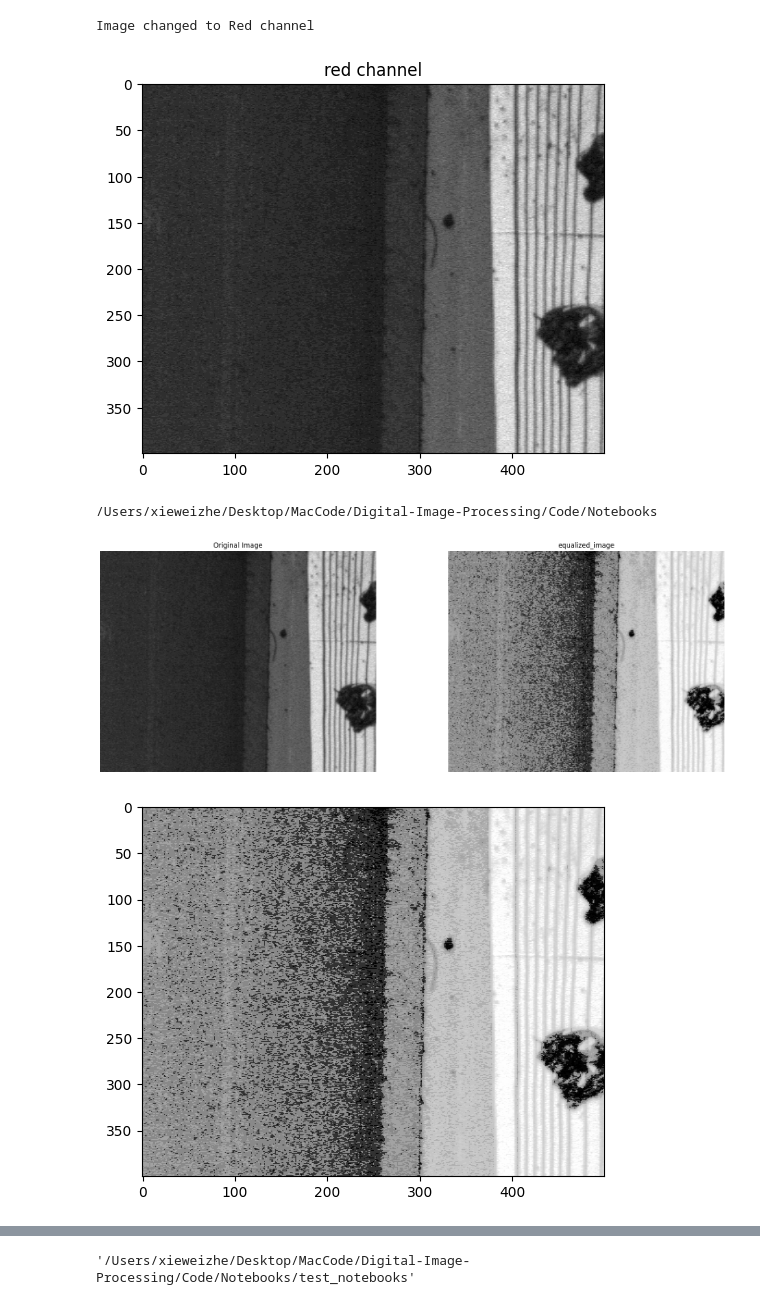
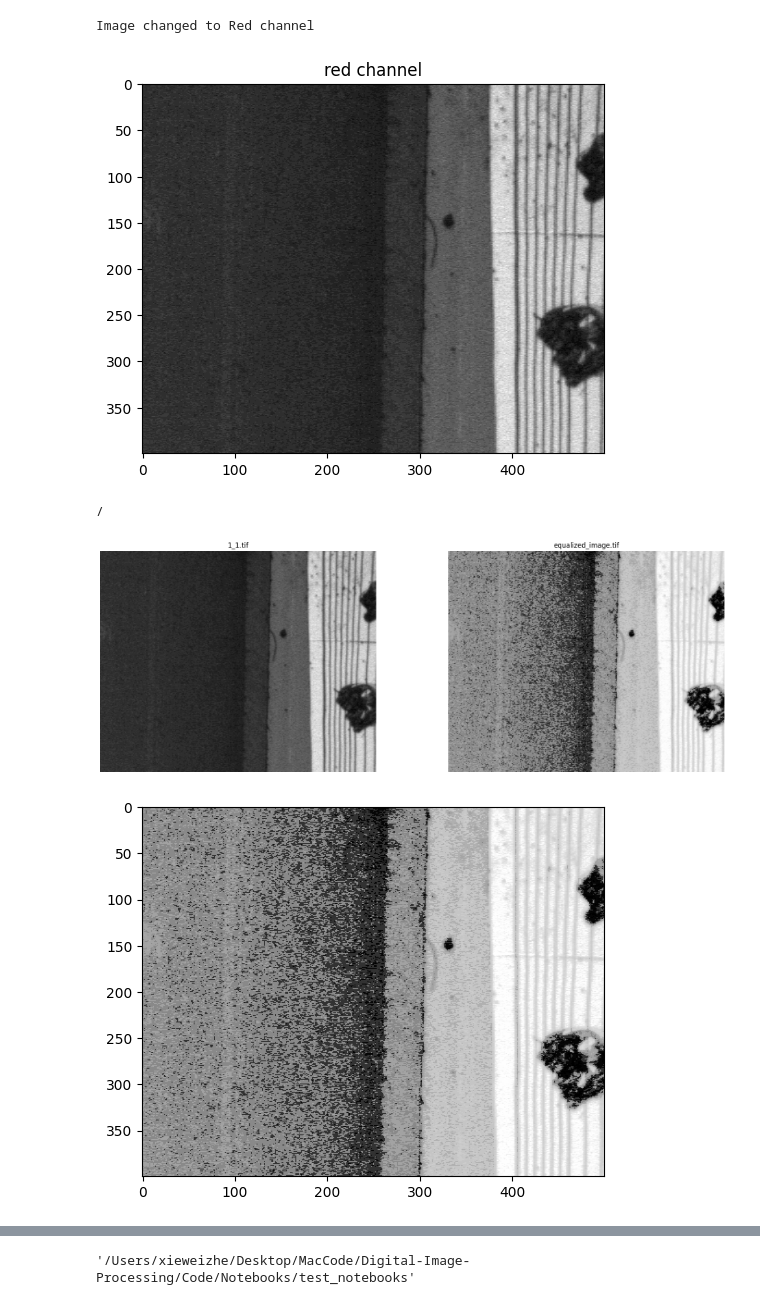
Before and after one commit to Echoslayer/Digtal-Image-Processing, a Jupyter notebook: Code/Notebooks/test_notebooks/image_manager.ipynb, the cells around one changed output, grey strips where cells are left out. Saved outputs shown, nothing was run; the diff lists cells and outputs as text; code cells hidden in the pictures.

Commit message:
image_manager, filters, remote_notebooks

```diff
--- a/Code/Notebooks/test_notebooks/image_manager.ipynb
+++ b/Code/Notebooks/test_notebooks/image_manager.ipynb
@@ -9,6 +9,8 @@ from datetime import datetime
 class ImageManager:
     def __init__(self, path) -> None:
         self.path = Path(path)
+        self.folder = self.path.parent
+        self.name = self.path.name
         self.image = cv2.imread(self.path.as_posix())  # 讀取圖像
         if self.image is None:
             raise ValueError(f"Cannot load image at {self.path}")  # 若圖像無法讀取，則拋出錯誤
@@ -41,6 +43,8 @@ class ImageManager:
 
     def basic_array_info(self):
         """基本資訊"""
+        print(f"Name: {self.name}")
+        print(f"Folder: {self.folder}")
         print("Type: ", type(self.image))
         print("Shape: ", self.image.shape)
         print("Max: ", self.image.max())
@@ -48,26 +52,29 @@ class ImageManager:
         print("Mean: ", self.image.mean())
         print("Standard Deviation: ", np.std(self.image))
 
-    def save(self, name=None, output_folder=None):
+    def save(self, name=None, output_folder=None, replace=False):
         """儲存圖片"""
-        # 如果未指定name，則使用原始文件名加上"_modified"
-        current = datetime.now().strftime('%Y%m%d_%H%M%S')
+        # 如果未指定name，則使用原始文件名
         if name is None:
-            # 使用原始文件名加上時間戳
-            name = f"{self.path.stem}_{current}{self.path.suffix}"
-        else:
-            # 確保指定的名稱包含正確的文件後綴
-            if not name.endswith(self.path.suffix):
-                name = f"{name}_{current}{self.path.suffix}"
-            else:
-                name = f"{name}_{current}{self.path.suffix}"
+            name = self.path.stem
 
         # 如果未指定output_folder，則使用與原始文件相同的文件夾
         if output_folder is None:
             output_folder = self.path.parent
 
         # 構建最終的輸出路徑
-        output_path = Path(output_folder) / name
+        output_path = Path(output_folder) / f"{name}{self.path.suffix}"
+
+        # 檢查是否存在同名檔案
+        if output_path.exists():
+            if replace:
+                # 如果replace為True，覆蓋同名檔案
+                print(f"File with the same name exists. Replacing: {output_path}")
+            else:
+                # 如果replace為False，添加datetime後綴
+                current = datetime.now().strftime('%Y%m%d_%H%M%S')
+                output_path = Path(output_folder) / f"{name}_{current}{self.path.suffix}"
+                print(f"File with the same name exists. Saving with timestamp: {output_path}")
 
         # 保存圖像到指定的路徑
         success = cv2.imwrite(output_path.as_posix(), self.image)
@@ -92,6 +99,14 @@ class ImageManager:
         plt.axis('on' if axis else 'off')  # 顯示或隱藏軸
         plt.show()  # 顯示圖像
 
+    def histogram_show(self):
+        """顯示圖片的直方圖"""
+        plt.hist(self.image.ravel(), bins=256, color='black')
+        plt.title('Histogram')
+        plt.xlabel('Pixel Value')
+        plt.ylabel('Frequency')
+        plt.show()
+
     def crop(self, x1, x2, y1, y2):
         """裁剪圖像"""
         self.image = self.image[y1:y2, x1:x2]
@@ -101,11 +116,24 @@ class ImageManager:
         """返回當前 ImageManager 物件的深度副本，保留當前圖像和屬性"""
         return copy.deepcopy(self)
 
-    def process(self,  function, params=None, compare=False, compare_config=None):
-        """輸入一方法，用其處理圖片
+    def change_name(self, name=None, suffix=None):
+        """更改檔案名或後綴"""
+        # 如果提供了新的文件名，則更新 stem
+        if name:
+            self.path = self.path.with_stem(name)
 
-        example: params={'standard': 2, 'print_image': True, 'print_threshold': False}
-        """
+        # 如果提供了新的後綴，則更新後綴
+        if suffix:
+            if not suffix.startswith('.'):
+                suffix = '.' + suffix  # 確保後綴以 '.' 開頭
+            self.path = self.path.with_suffix(suffix)
+
+        # 更新對應的檔案名屬性
+        self.name = self.path.name
+
+
+    def process(self, function, params=None, compare=False):
+        """輸入一方法，用其處理圖片"""
         # 產生圖像副本，應用處理函數
         new_im = self.copy()  # 複製當前的 ImageManager
         if params:
@@ -113,14 +141,14 @@ class ImageManager:
         else:
             new_im.image = function(new_im.image)
 
+        # 使用函數名稱作為新檔案的名稱
+        new_im.change_name(name=function.__name__)
+
         if compare:
-            if compare_config is None:
-                compare_config = {'original_title': 'Original Image', 'processed_title': function.__name__}
-            self.compare(new_im, compare_config)
-
+            self.compare(new_im)
         return new_im
 
-    def compare(self, new_im, compare_config):
+    def compare(self, new_im):
         """比較處理圖片前後"""
 
         plt.figure(figsize=(18, 6))
@@ -128,13 +156,13 @@ class ImageManager:
         # 顯示原始影像
         plt.subplot(1, 2, 1)
         plt.imshow(self.image, cmap=self.cmap)
-        plt.title(compare_config.get('original_title', 'Original Image'))
+        plt.title(self.name)
         plt.axis('off')
 
         # 顯示處理後的影像
         plt.subplot(1, 2, 2)
         plt.imshow(new_im.image, cmap=new_im.cmap)
-        plt.title(compare_config.get('processed_title', 'Processed Image'))
+        plt.title(new_im.name)
         plt.axis('off')
 
         plt.tight_layout()
@@ -167,13 +197,13 @@ if __name__ == "__main__":
 Type:  <class 'numpy.ndarray'>
 Shape:  (1000, 2048, 3)
 Max:  83
 Min:  0
 Mean:  2.61464892578125
 Standard Deviation:  3.9292811658862234
 [figure]
 [figure]
 Image changed to Red channel
 [figure]
-/Users/xieweizhe/Desktop/MacCode/Digital-Image-Processing/Code/Notebooks
+/
-[figure, old version]
+[figure, new version]
 [figure]
```
Also changed, not shown: parts of 3 cells of this notebook, 17 other files.
